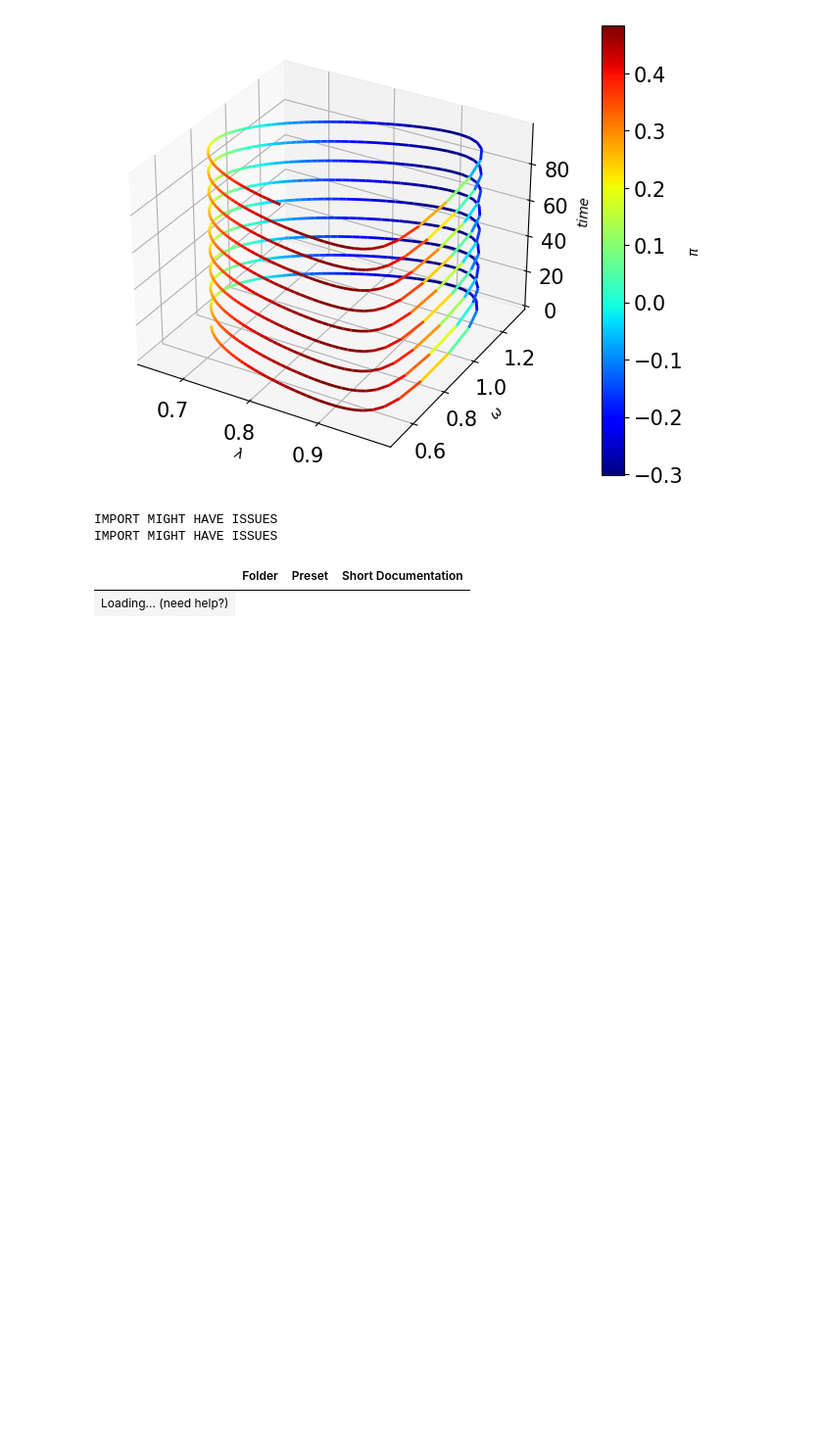
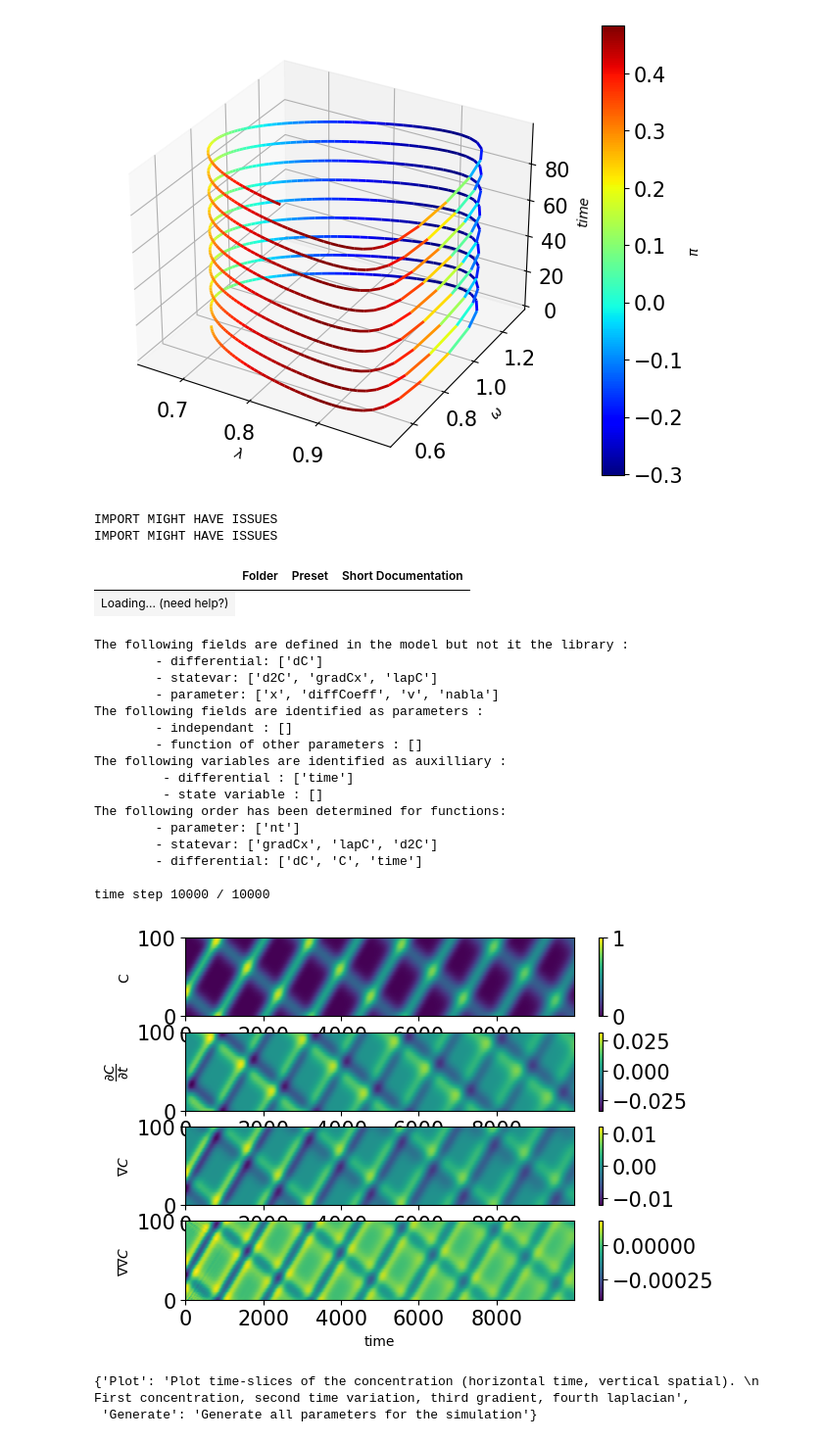
Before and after one commit to DaluS/CHIMES, a Jupyter notebook: doc/PaulFiles/SandBox.ipynb, the cells around one changed output. Shown at 98% size. Cells and saved outputs as stored; diff of their text form; code cells hidden in the pictures; blank space fills up the shorter version.

```diff
--- a/doc/PaulFiles/SandBox.ipynb
+++ b/doc/PaulFiles/SandBox.ipynb
@@ -122,3 +122,30 @@ IMPORT MIGHT HAVE ISSUES
 IMPORT MIGHT HAVE ISSUES
 |  | Folder | Preset | Short Documentation |
 | Loading... (need help?) |
+# %%
+hub=chm.Hub('PDE-Waves',preset='Basic')
+hub.run()
+hub.supplements['Plot'](hub)
+# %% [output]
+The following fields are defined in the model but not it the library :
+        - differential: ['dC']
+        - statevar: ['d2C', 'gradCx', 'lapC']
+        - parameter: ['x', 'diffCoeff', 'v', 'nabla']
+The following fields are identified as parameters :
+        - independant : []
+        - function of other parameters : []
+The following variables are identified as auxilliary :
+         - differential : ['time']
+         - state variable : []
+The following order has been determined for functions:
+        - parameter: ['nt']
+        - statevar: ['gradCx', 'lapC', 'd2C']
+        - differential: ['dC', 'C', 'time']
+
+time step 10000 / 10000
+[figure, added]
+# %%
+hub.get_supplements(returnas=dict)
+# %% [output]
+{'Plot': 'Plot time-slices of the concentration (horizontal time, vertical spatial). \n    First concentration, second time variation, third gradient, fourth laplacian',
+ 'Generate': 'Generate all parameters for the simulation'}
```
Also changed, not shown: parts of 11 cells of this notebook, 14 other files.
